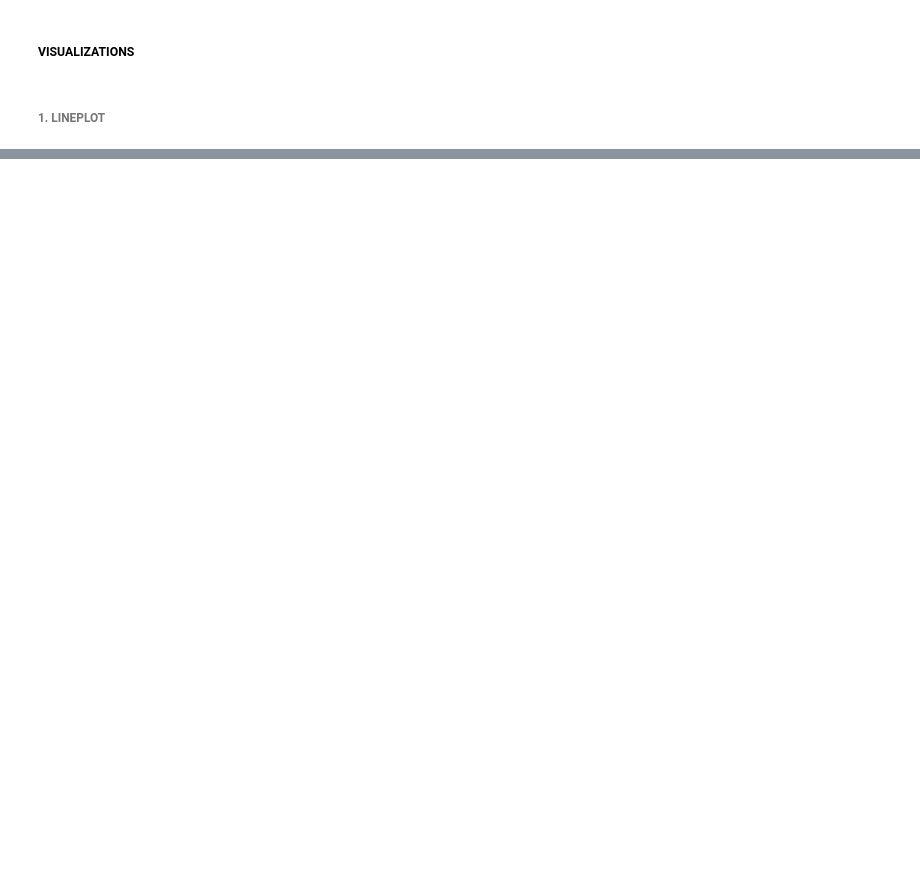
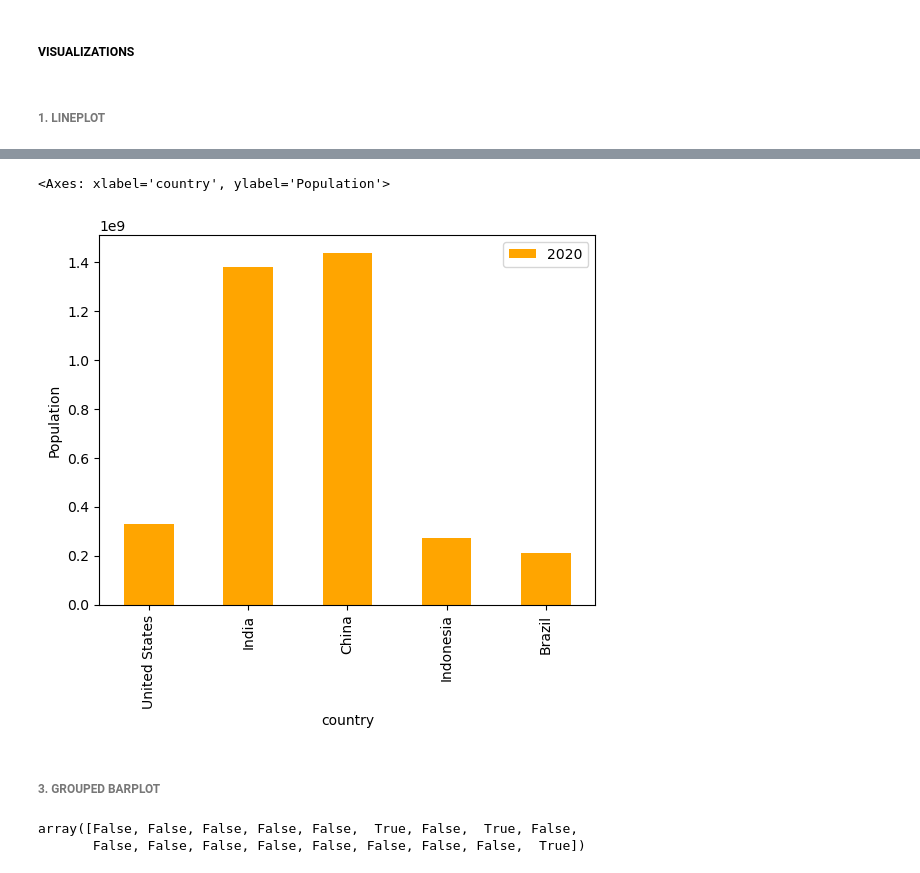
Before and after one commit to Giacomo98DaRe/Python_DataScience, a Jupyter notebook: Projects/2.Static&InteractiveVisualization/DatasetOverview&Reshaping.ipynb, the cells around one changed output, grey strips where cells are left out. Cells and saved outputs as stored; diff of their text form; code cells hidden in the pictures; blank space fills up the shorter version.

```diff
--- a/Projects/2.Static&InteractiveVisualization/DatasetOverview&Reshaping.ipynb
+++ b/Projects/2.Static&InteractiveVisualization/DatasetOverview&Reshaping.ipynb
@@ -81,0 +106,4 @@ population_df
+# %%
+# Select year 2020
+population_2020 = population_df.loc[2020, :]
+population_2020
@@ -81,0 +118,12 @@ population_df
+# %%
+population_2020.plot(kind="bar", color="orange", legend=True, ylabel="Population")
+# %% [output]
+<Axes: xlabel='country', ylabel='Population'>
+[figure, added]
+# %% [markdown]
+###### 3. GROUPED BARPLOT
+# %%
+population_df.index.isin([1980, 1990, 2020])
+# %% [output]
+array([False, False, False, False, False,  True, False,  True, False,
+       False, False, False, False, False, False, False, False,  True])
```
Also changed, not shown: parts of 7 cells of this notebook.
